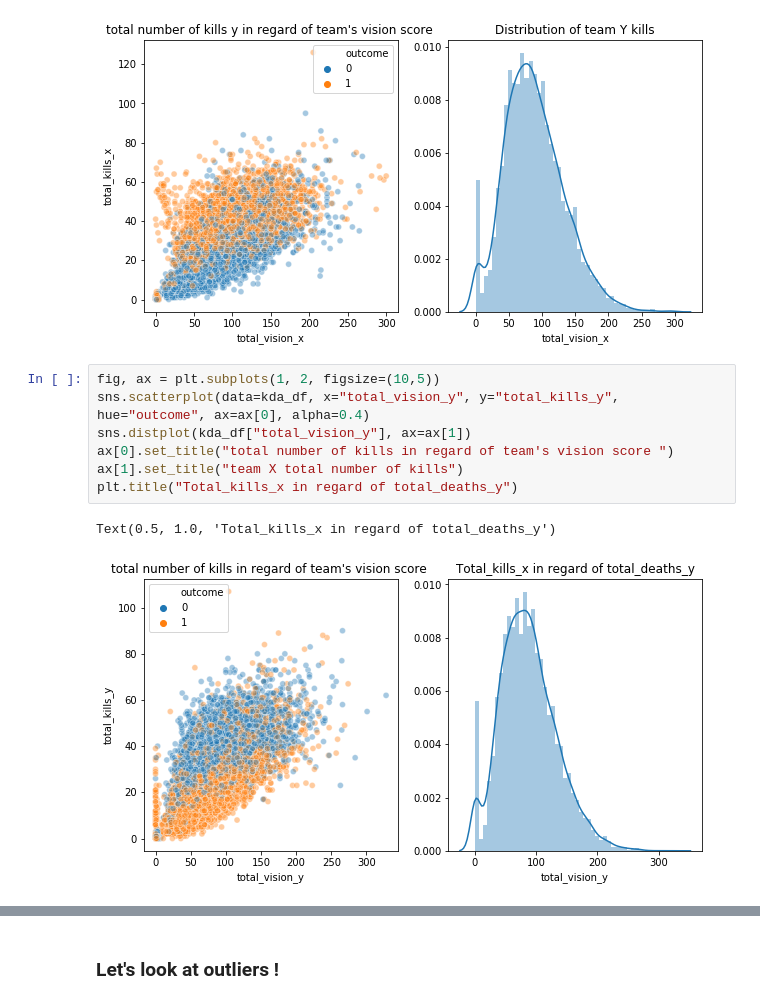
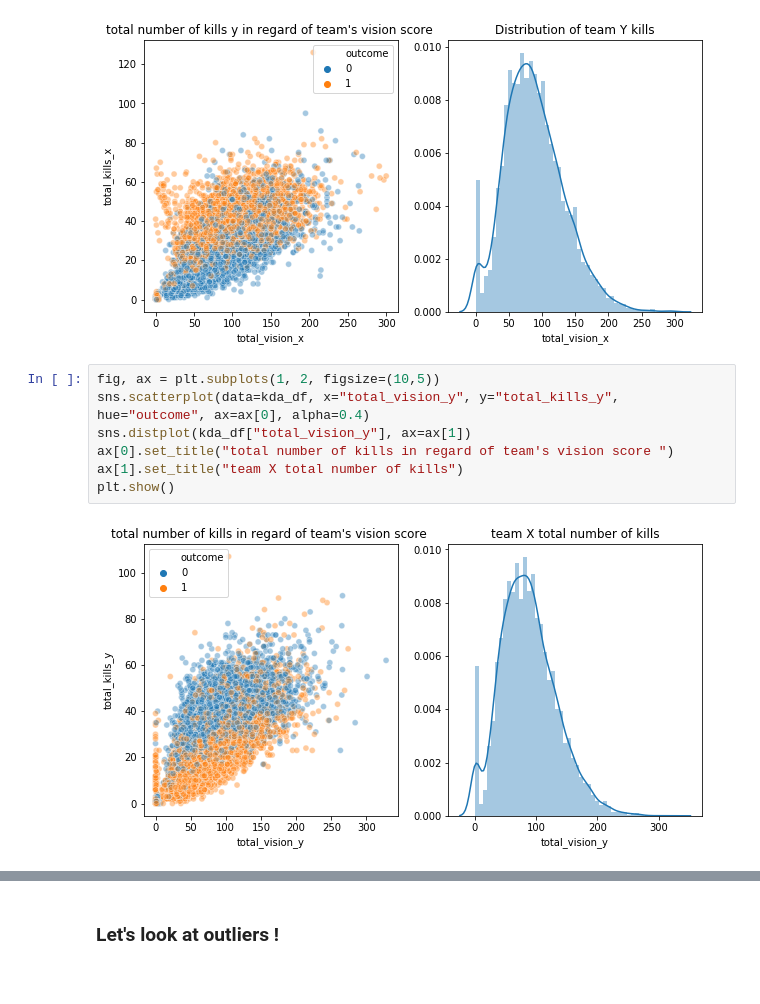
Before and after one commit to valentin-fngr/LeagueLegAI, a Jupyter notebook: training.py.ipynb, the cells around one changed output, grey strips where cells are left out. Cells and saved outputs as stored; diff of their text form.

```diff
--- a/training.py.ipynb
+++ b/training.py.ipynb
@@ -340,10 +340,9 @@ plt.show()
 # %%
 fig, ax = plt.subplots(1, 2, figsize=(10,5))
 sns.scatterplot(data=kda_df, x="total_vision_y", y="total_kills_y", hue="outcome", ax=ax[0], alpha=0.4)
 sns.distplot(kda_df["total_vision_y"], ax=ax[1])
 ax[0].set_title("total number of kills in regard of team's vision score ")
 ax[1].set_title("team X total number of kills")
-plt.title("Total_kills_x in regard of total_deaths_y")
+plt.show()
 # %% [output]
-Text(0.5, 1.0, 'Total_kills_x in regard of total_deaths_y')
-[figure, old version]
+[figure, new version]
```
Also changed, not shown: parts of 7 cells of this notebook.
